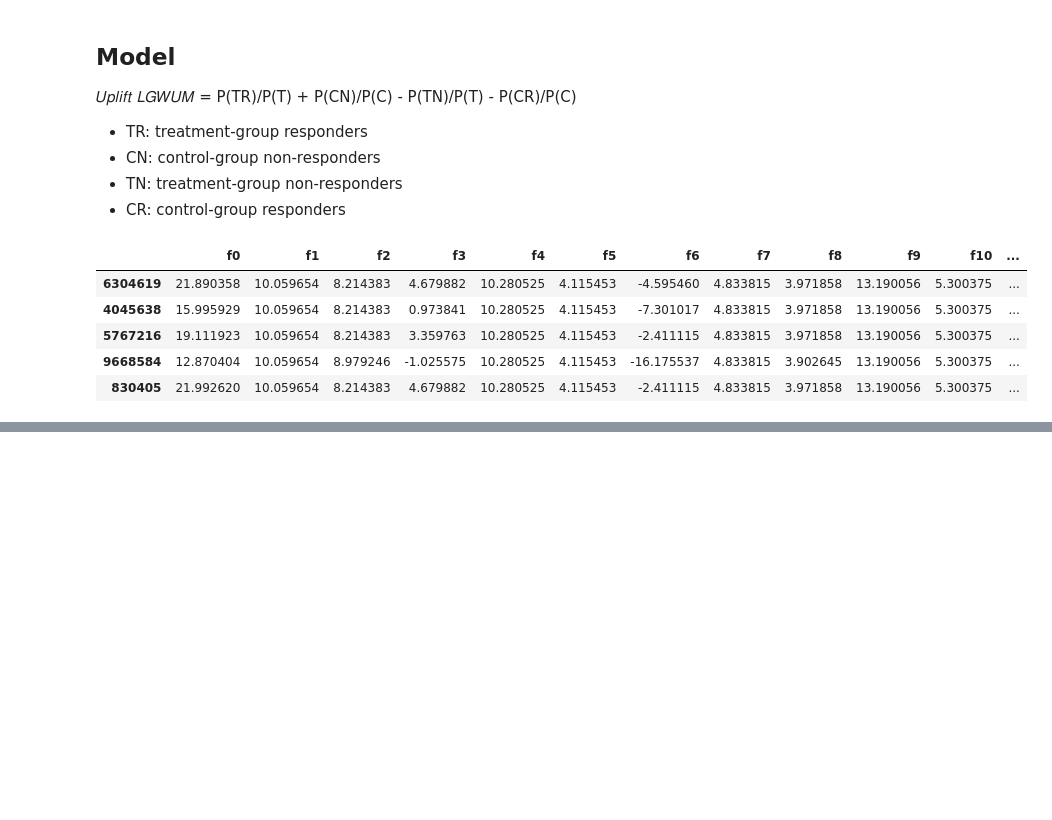
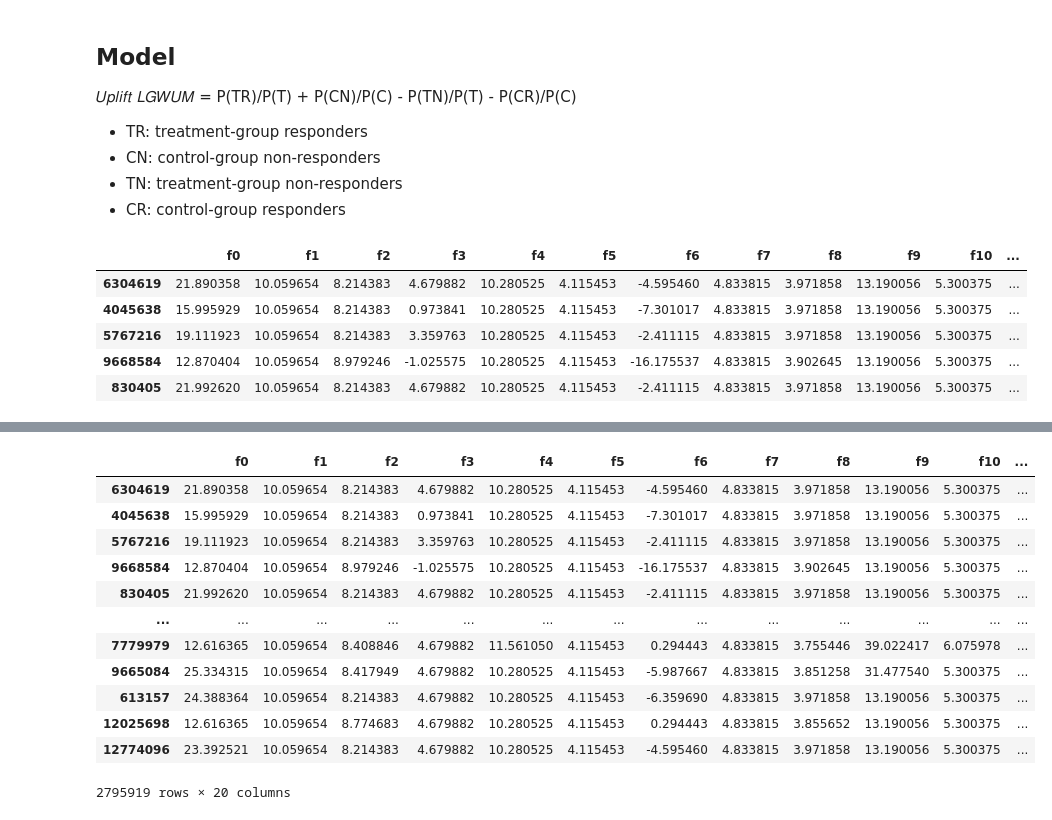
Before and after one commit to Sebastian21Ahumada/DMCC, a Jupyter notebook: src/utils/model_creation.ipynb, the cells around one changed output, grey strips where cells are left out. Cells and saved outputs as stored; diff of their text form; code cells hidden in the pictures; blank space fills up the shorter version.

```diff
--- a/src/utils/model_creation.ipynb
+++ b/src/utils/model_creation.ipynb
@@ -234,0 +264,3 @@ result.head()
+# %%
+model = xgb.XGBClassifier(objective='multi:softprob', num_class=3, random_state=42)
+model.fit(X_train.drop('treatment', axis=1), y_train)
@@ -234,0 +279,3 @@ result.head()
+# %%
+with open('xgboost_model.pkl', 'wb') as f:
+    pickle.dump(model, f)
@@ -234,0 +300,44 @@ result.head()
+# %%
+import pickle
+import pandas as pd
+
+# Load model
+with open('xgboost_model.pkl', 'rb') as f:
+    loaded_model = pickle.load(f)
+
+# Get proba and predictions
+uplift_proba = loaded_model.predict_proba(X_test.drop('treatment', axis=1))
+predictions = loaded_model.predict(X_test.drop('treatment', axis=1))
+
+# Create dataframre with results
+result = X_test.copy()
+
+result['p_cn'] = uplift_proba[:, 0]
+result['p_cr'] = uplift_proba[:, 1]
+result['p_tn'] = uplift_proba[:, 2]
+result['p_tr'] = uplift_proba[:, 3]
+
+result['uplift_score'] = result.eval('\
+    p_cn/(p_cn + p_cr) \
+    + p_tr/(p_tn + p_tr) \
+    - p_tn/(p_tn + p_tr) \
+    - p_cr/(p_cn + p_cr)')
+
+
+result['predictions'] = predictions
+result['target_class'] = y_test
+result
+# %% [output]
+|  | f0 | f1 | f2 | f3 | f4 | f5 | f6 | f7 | f8 | f9 | f10 | ... |
+| 6304619 | 21.890358 | 10.059654 | 8.214383 | 4.679882 | 10.280525 | 4.115453 | -4.595460 | 4.833815 | 3.971858 | 13.190056 | 5.300375 | ... |
+| 4045638 | 15.995929 | 10.059654 | 8.214383 | 0.973841 | 10.280525 | 4.115453 | -7.301017 | 4.833815 | 3.971858 | 13.190056 | 5.300375 | ... |
+| 5767216 | 19.111923 | 10.059654 | 8.214383 | 3.359763 | 10.280525 | 4.115453 | -2.411115 | 4.833815 | 3.971858 | 13.190056 | 5.300375 | ... |
+| 9668584 | 12.870404 | 10.059654 | 8.979246 | -1.025575 | 10.280525 | 4.115453 | -16.175537 | 4.833815 | 3.902645 | 13.190056 | 5.300375 | ... |
+| 830405 | 21.992620 | 10.059654 | 8.214383 | 4.679882 | 10.280525 | 4.115453 | -2.411115 | 4.833815 | 3.971858 | 13.190056 | 5.300375 | ... |
+| ... | ... | ... | ... | ... | ... | ... | ... | ... | ... | ... | ... | ... |
+| 7779979 | 12.616365 | 10.059654 | 8.408846 | 4.679882 | 11.561050 | 4.115453 | 0.294443 | 4.833815 | 3.755446 | 39.022417 | 6.075978 | ... |
+| 9665084 | 25.334315 | 10.059654 | 8.417949 | 4.679882 | 10.280525 | 4.115453 | -5.987667 | 4.833815 | 3.851258 | 31.477540 | 5.300375 | ... |
+| 613157 | 24.388364 | 10.059654 | 8.214383 | 4.679882 | 10.280525 | 4.115453 | -6.359690 | 4.833815 | 3.971858 | 13.190056 | 5.300375 | ... |
+| 12025698 | 12.616365 | 10.059654 | 8.774683 | 4.679882 | 10.280525 | 4.115453 | 0.294443 | 4.833815 | 3.855652 | 13.190056 | 5.300375 | ... |
+| 12774096 | 23.392521 | 10.059654 | 8.214383 | 4.679882 | 10.280525 | 4.115453 | -4.595460 | 4.833815 | 3.971858 | 13.190056 | 5.300375 | ... |
+2795919 rows × 20 columns
```
Also changed, not shown: parts of 11 cells of this notebook, 8 other files.
